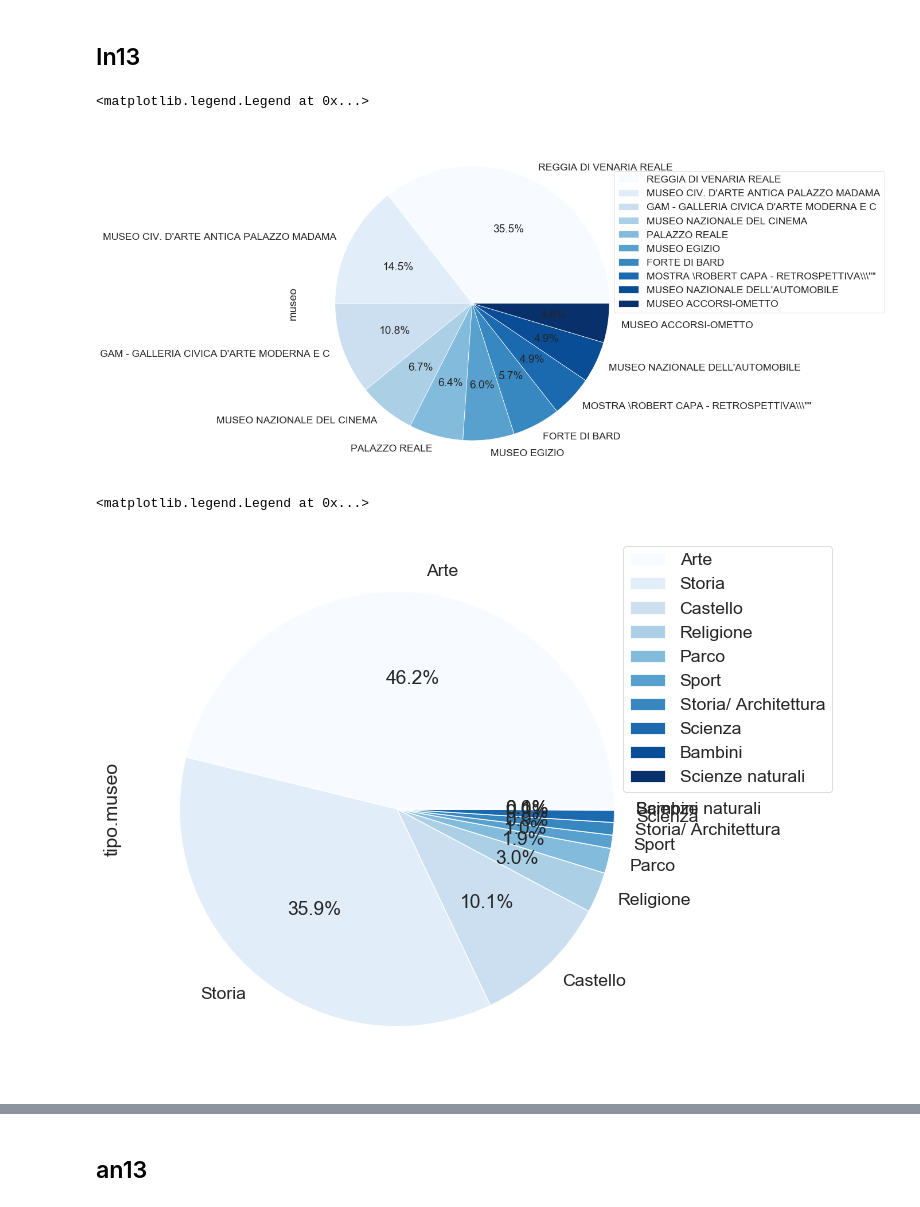
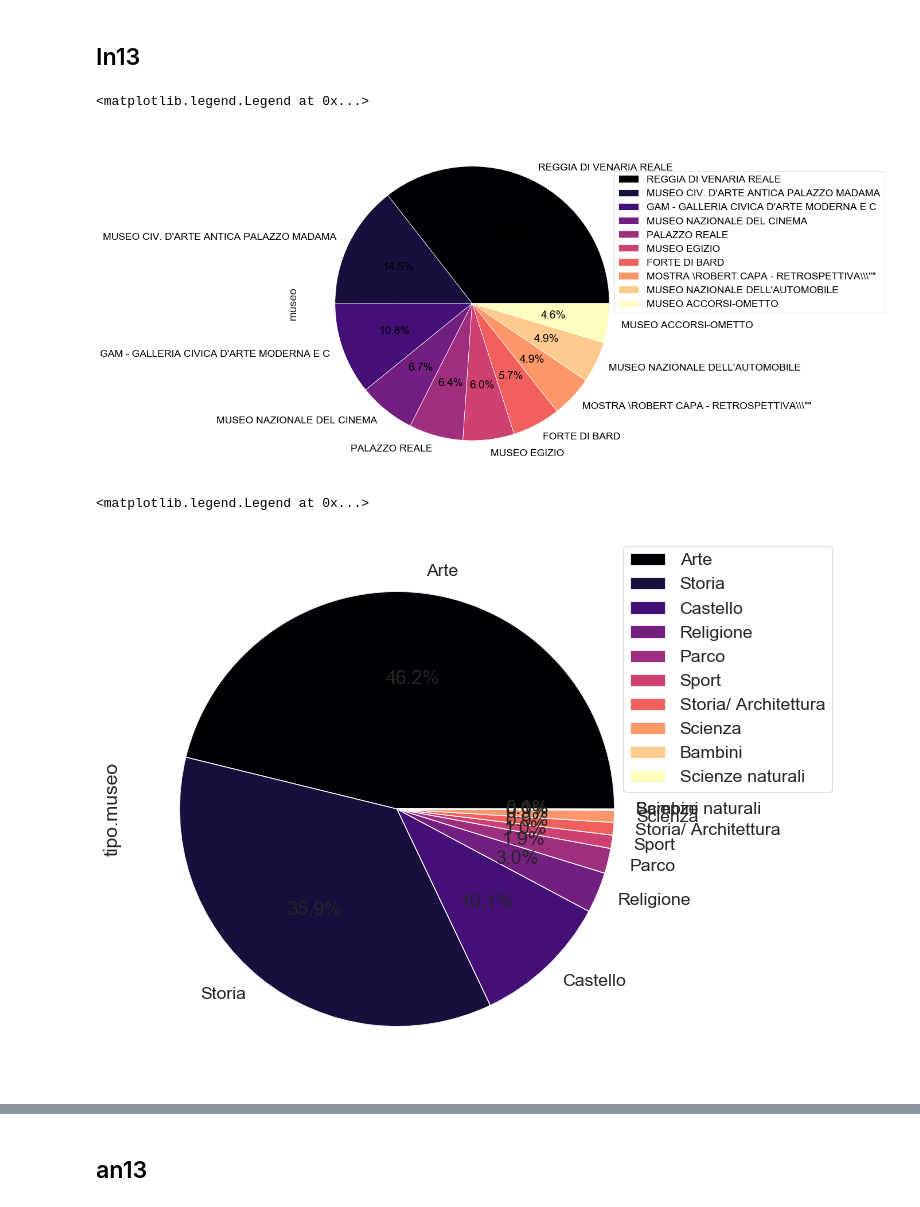
Before and after one commit to MattiaBrocco/Business-Analytics-Project, a Jupyter notebook: EDA.ipynb, the cells around one changed output, grey strips where cells are left out. Saved outputs shown, nothing was run; the diff lists cells and outputs as text; code cells hidden in the pictures.

```diff
--- a/EDA.ipynb
+++ b/EDA.ipynb
@@ -189,14 +193,14 @@ in13_custom
 # %% [markdown]
 ## Data 1
 # %%
-sns.set(style = 'whitegrid')
+sns.set(style = 'whitegrid', palette = 'viridis')
 sns.set_context('paper', font_scale = 2)
 fig = plt.figure(figsize = (20, 10))
 plt.subplot(121)
 plt.pie(data1.si2014.value_counts(),labels = ['No Churn', 'Churn'], autopct = '%.1f%%', radius = 1, textprops={'fontsize': 20, 'fontweight': 'bold'})
 plt.title('Churn Outcome Pie Chart', fontsize = 30, fontweight = 'bold')
 plt.subplot(122)
-t = sns.countplot(data1.si2014)
+t = sns.countplot(data1.si2014, palette= 'magma')
 t.set_xlabel('Churn', fontweight = 'bold', fontsize = 20)
 t.set_ylabel('Count', fontweight = 'bold', fontsize = 20)
 plt.title('Churn Outcome Distributions', fontsize = 30, fontweight = 'bold')
@@ -210,18 +214,18 @@ plt.tight_layout()
 in13["museo"].value_counts().head(10).plot(kind = 'pie',
                                            autopct='%1.1f%%',
                                            figsize=(11, 11),
-                                           cmap='Blues').legend(loc='best', bbox_to_anchor=(0.9, 0.9))
+                                           cmap = 'magma').legend(loc='best', bbox_to_anchor=(0.9, 0.9))
 # %% [output]
 <matplotlib.legend.Legend at 0x...>
-[figure, old version]
+[figure, new version]
 # %%
 in13["tipo.museo"].value_counts().head(10).plot(kind = 'pie',
                                            autopct='%1.1f%%',
                                            figsize=(10, 10),
-                                           ).legend(loc='best', bbox_to_anchor=(0.9, 1.0))
+                                           cmap = 'magma').legend(loc='best', bbox_to_anchor=(0.9, 1.0))
 # %% [output]
 <matplotlib.legend.Legend at 0x...>
-[figure, old version]
+[figure, new version]
 # %%
 sns.set(style = 'whitegrid')
 sns.set_context('paper', font_scale = 2)
```
Also changed, not shown: parts of 6 cells of this notebook.
